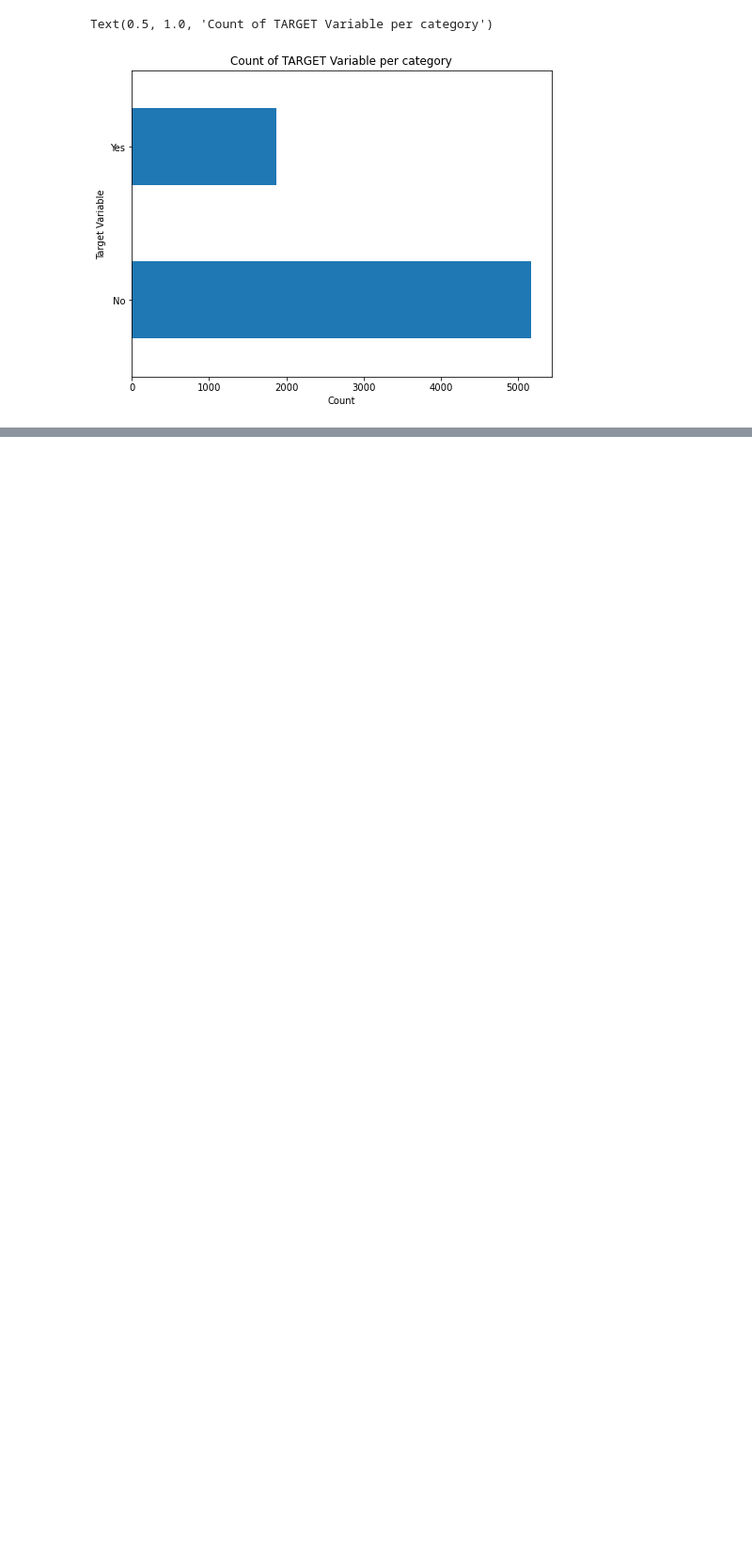
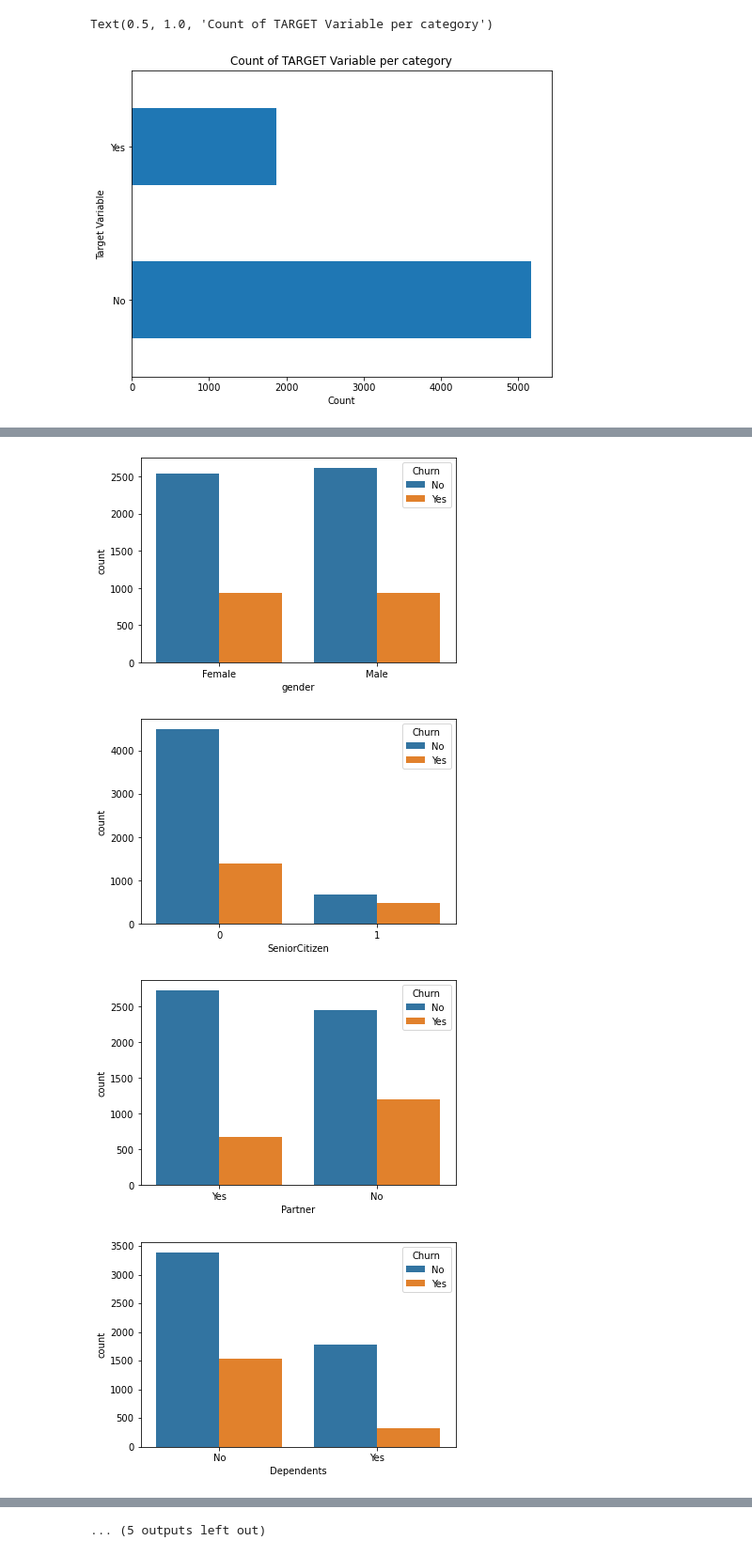
Before and after one commit to rvjh/Churn-Prediction-, a Jupyter notebook: notebook/Churn_Analysis_EDA.ipynb, the cells around one changed output, grey strips where cells are left out. Shown: that part at 94% size. Cells and saved outputs as stored; diff of their text form; code cells hidden in the pictures; blank space fills up the shorter version.

```diff
--- a/notebook/Churn_Analysis_EDA.ipynb
+++ b/notebook/Churn_Analysis_EDA.ipynb
@@ -104,0 +176,3 @@ Text(0.5, 1.0, 'Count of TARGET Variable per category')
+# %%
+telco_data.TotalCharges = pd.to_numeric(telco_data.TotalCharges, errors='coerce')
+telco_data.isnull().sum()
@@ -104,0 +219,3 @@ Text(0.5, 1.0, 'Count of TARGET Variable per category')
+# %%
+#Removing missing values
+telco_data.dropna(how = 'any', inplace = True)
@@ -104,0 +243,5 @@ Text(0.5, 1.0, 'Count of TARGET Variable per category')
+# %%
+# Group the tenure in bins of 12 months
+labels = ["{0} - {1}".format(i, i + 11) for i in range(1, 72, 12)]
+
+telco_data['tenure_group'] = pd.cut(telco_data.tenure, range(1, 80, 12), right=False, labels=labels)
@@ -104,0 +260,4 @@ Text(0.5, 1.0, 'Count of TARGET Variable per category')
+# %%
+#drop column customerID and tenure
+telco_data.drop(columns= ['customerID','tenure'], axis=1, inplace=True)
+telco_data.head()
@@ -104,0 +277,9 @@ Text(0.5, 1.0, 'Count of TARGET Variable per category')
+# %%
+for i, predictor in enumerate(telco_data.drop(columns=['Churn', 'TotalCharges', 'MonthlyCharges'])):
+    plt.figure(i)
+    sns.countplot(data=telco_data, x=predictor, hue='Churn')
+# %% [output]
+[figure, added]
+[figure, added]
+[figure, added]
+[figure, added]
@@ -104,0 +294 @@ Text(0.5, 1.0, 'Count of TARGET Variable per category')
+... (5 outputs left out)
```
Also changed, not shown: parts of 30 cells of this notebook.
